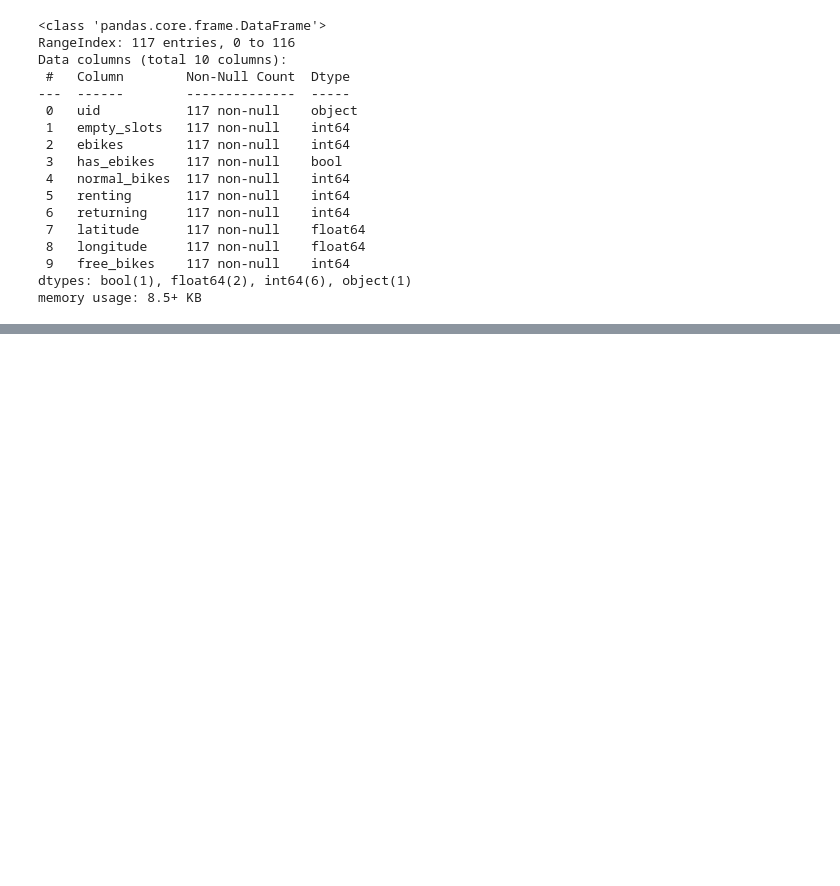
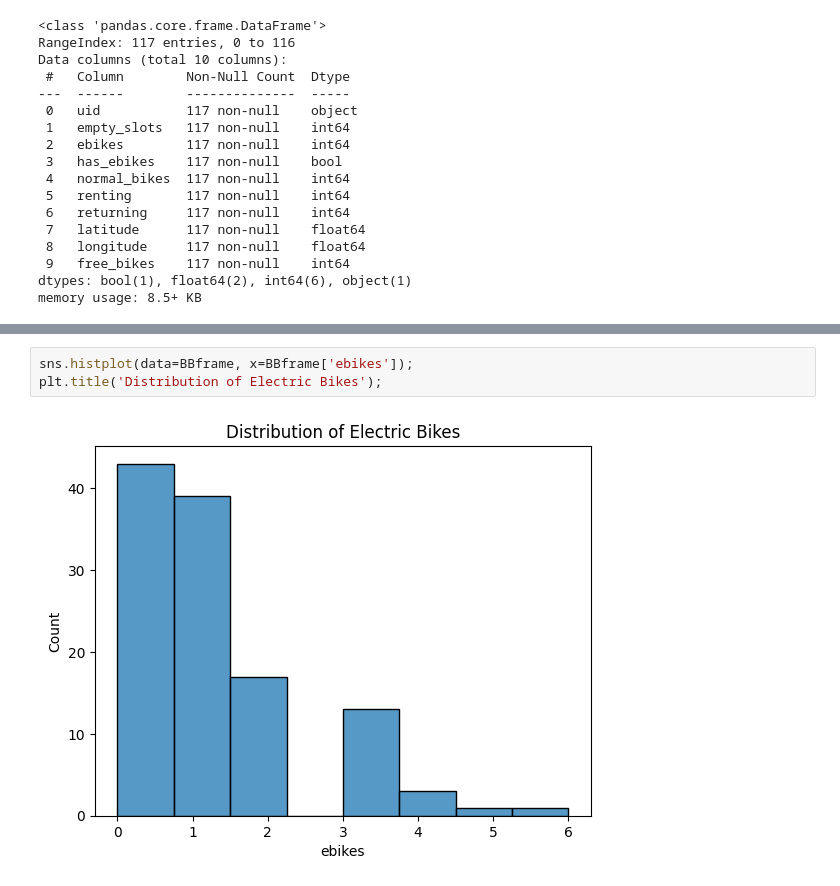
Before and after one commit to AduragbemiOyinlola/CityBike-API, a Jupyter notebook: citybike.ipynb, the cells around one changed output, grey strips where cells are left out. Cells and saved outputs as stored; diff of their text form; blank space fills up the shorter version.

```diff
--- a/citybike.ipynb
+++ b/citybike.ipynb
@@ -345,0 +375,5 @@ memory usage: 8.5+ KB
+# %%
+sns.histplot(data=BBframe, x=BBframe['ebikes']);
+plt.title('Distribution of Electric Bikes');
+# %% [output]
+[figure, added]
```
Also changed, not shown: parts of 8 cells of this notebook.
